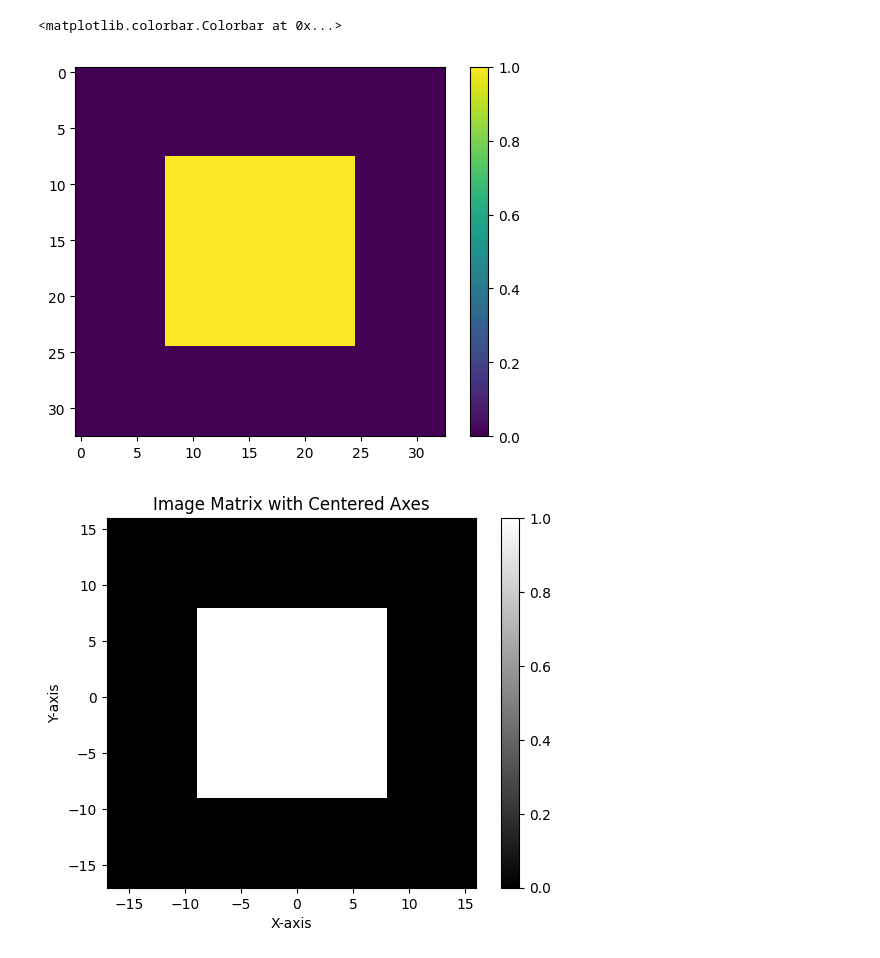
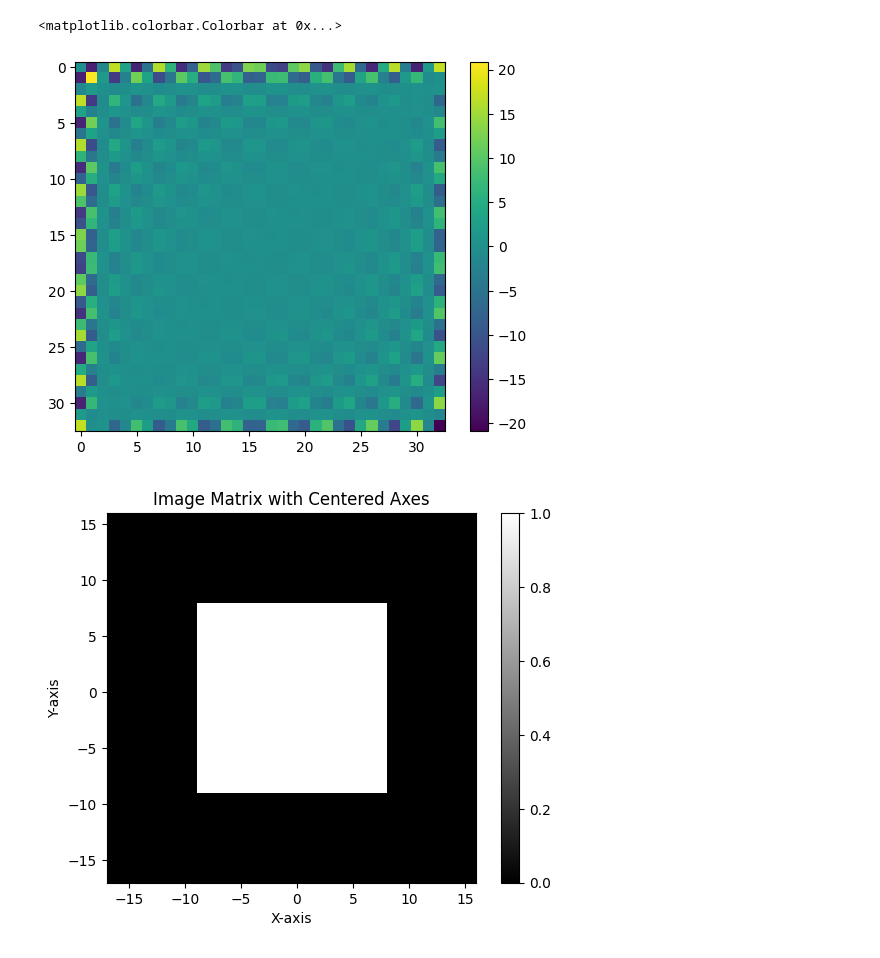
Before and after one commit to JeremieSefo/PhaseRetrievalMirror, a Jupyter notebook: retrieve_phase.ipynb, the cells around one changed output. Drawn from its saved outputs; the diff is of its cells as text; code cells hidden in the pictures.

```diff
--- a/retrieve_phase.ipynb
+++ b/retrieve_phase.ipynb
@@ -29,20 +29,25 @@ true_images, mask = s()
 # %%
 #map.f(x_true) < 1e-5
 len(true_images)
 #plt.imshow(true_images[-1].real, cmap='gray') #, origin='lower' #true_images[3].imag #mask.real #np.maximum(true_images[].real, mask.real)
 #plt.colorbar()
 # Charger l'image et convertir en matrice numpy
 # Conversion en niveaux de gris
 image = true_images[0].real
 matrix = np.array(image)
 x = matrix
+
 X = np.fft.fft2(x)
-
-plt.imshow((x))
+#y, z =
+#Y, Z = np.meshgrid()
+P = np.fft.fftshift(np.angle(X))
+plt.imshow((X.imag))
+#plt.imshow(np.fft.ifftshift(x))
+#plt.imshow(np.angle(X))
 plt.colorbar()
 # %% [output]
 <matplotlib.colorbar.Colorbar at 0x...>
-[figure, old version]
+[figure, new version]
 # %%
 # Obtenir les dimensions de l'image
 height, width = matrix.shape
```
Also changed, not shown: parts of 1 cell of this notebook, 2 other files.
